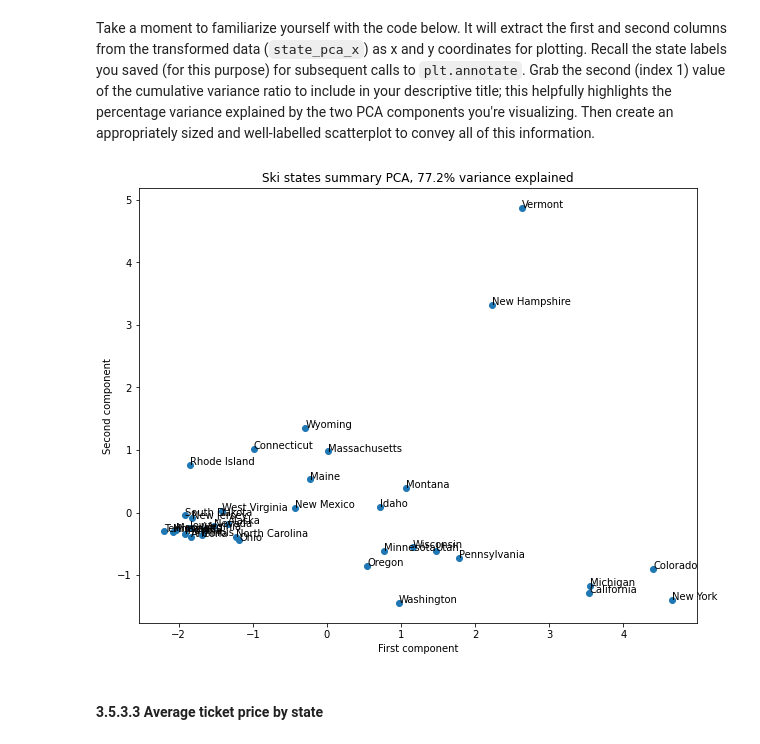
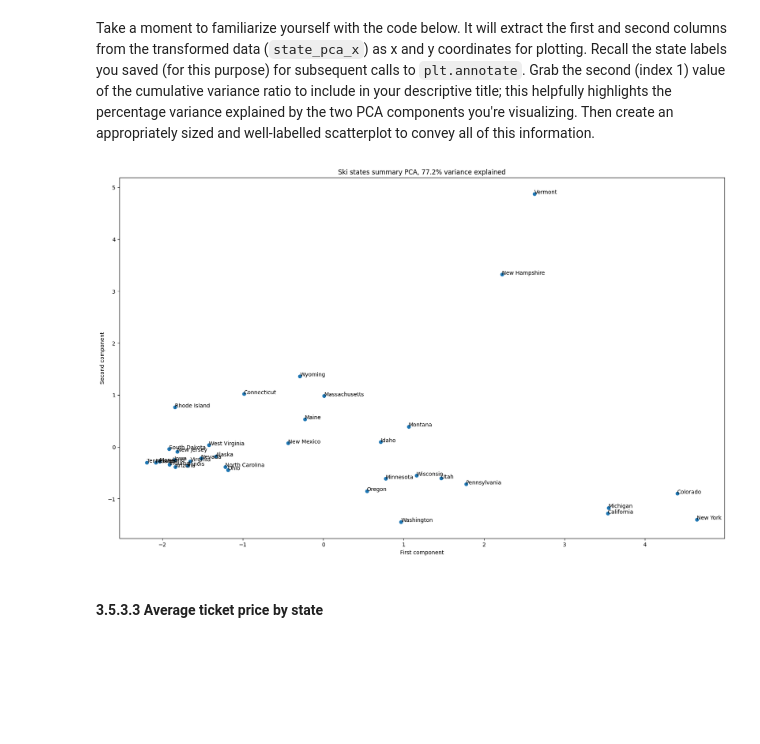
Before and after one commit to PrashaThakuri/DataScienceGuidedCapstone, a Jupyter notebook: Notebooks/03_exploratory_data_analysis.ipynb, the cells around one changed output. Drawn from its saved outputs; the diff is of its cells as text; code cells hidden in the pictures; blank space fills up the shorter version.

```diff
--- a/Notebooks/03_exploratory_data_analysis.ipynb
+++ b/Notebooks/03_exploratory_data_analysis.ipynb
@@ -449,17 +562,17 @@ to convey all of this information.
 # %%
 x = state_pca_x[:, 0]
 y = state_pca_x[:, 1]
 state = state_summary_index
 pc_var = 100 * state_pca.explained_variance_ratio_.cumsum()[1]
-plt.subplots(figsize=(10,8))
+plt.subplots(figsize=(20,12))
 plt.scatter(x=x, y=y)
 plt.xlabel('First component')
 plt.ylabel('Second component')
 plt.title(f'Ski states summary PCA, {pc_var:.1f}% variance explained')
 for s, x, y in zip(state, x, y):
     plt.annotate(s, (x, y))
 # %% [output]
-[figure, old version]
+[figure, new version]
 # %% [markdown]
 #### 3.5.3.3 Average ticket price by state<a id='3.5.3.3_Average_ticket_price_by_state'></a>
 # %% [markdown]
```
Also changed, not shown: parts of 40 cells of this notebook.
